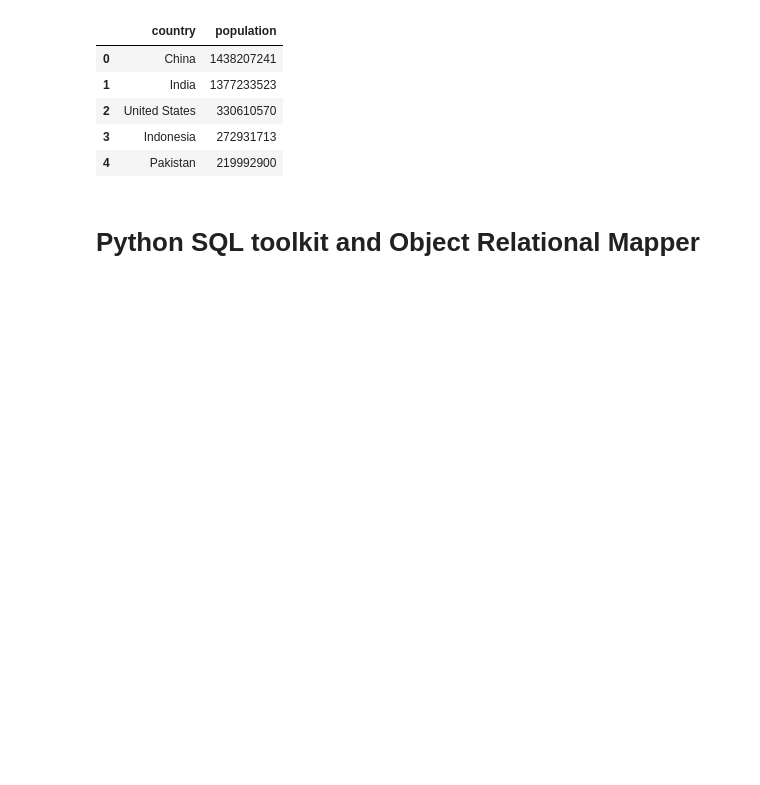
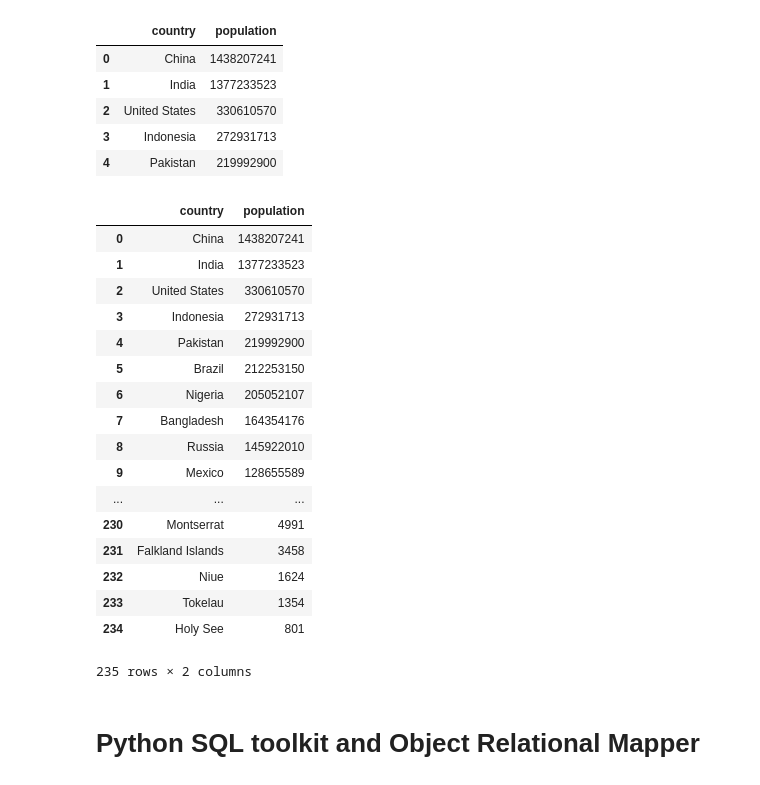
Before and after one commit to travis-tyler/ETL-COVID-Mobility, a Jupyter notebook: Code/COVID_Mobility.ipynb, the cells around one changed output. Cells and saved outputs as stored; diff of their text form; code cells hidden in the pictures; blank space fills up the shorter version.

```diff
--- a/Code/COVID_Mobility.ipynb
+++ b/Code/COVID_Mobility.ipynb
@@ -245,6 +281,27 @@ population_df.head()
 | 2 | United States | 330610570 |
 | 3 | Indonesia | 272931713 |
 | 4 | Pakistan | 219992900 |
+# %%
+population_df
+# %% [output]
+|  | country | population |
+| 0 | China | 1438207241 |
+| 1 | India | 1377233523 |
+| 2 | United States | 330610570 |
+| 3 | Indonesia | 272931713 |
+| 4 | Pakistan | 219992900 |
+| 5 | Brazil | 212253150 |
+| 6 | Nigeria | 205052107 |
+| 7 | Bangladesh | 164354176 |
+| 8 | Russia | 145922010 |
+| 9 | Mexico | 128655589 |
+| ... | ... | ... |
+| 230 | Montserrat | 4991 |
+| 231 | Falkland Islands | 3458 |
+| 232 | Niue | 1624 |
+| 233 | Tokelau | 1354 |
+| 234 | Holy See | 801 |
+235 rows × 2 columns
 # %% [markdown]
 # Python SQL toolkit and Object Relational Mapper
 # %%
```
Also changed, not shown: parts of 5 cells of this notebook, 2 other files.
